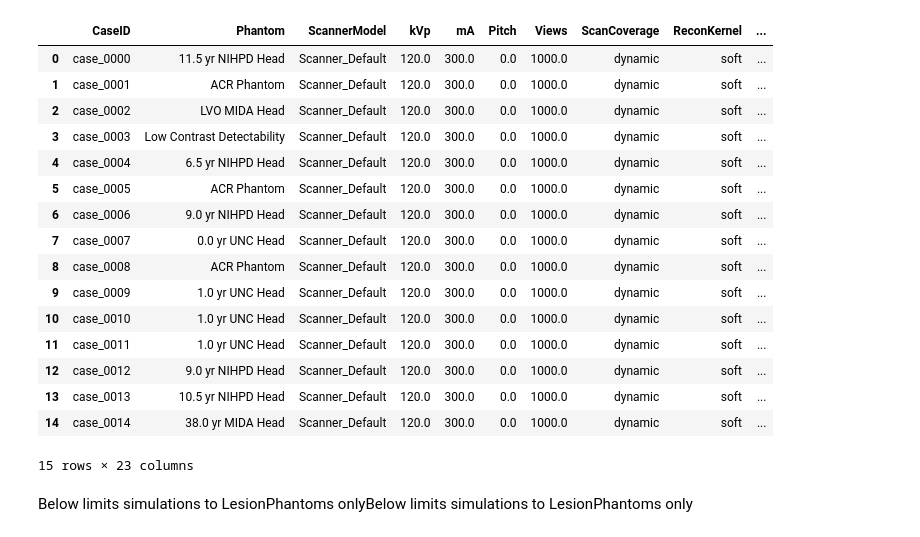
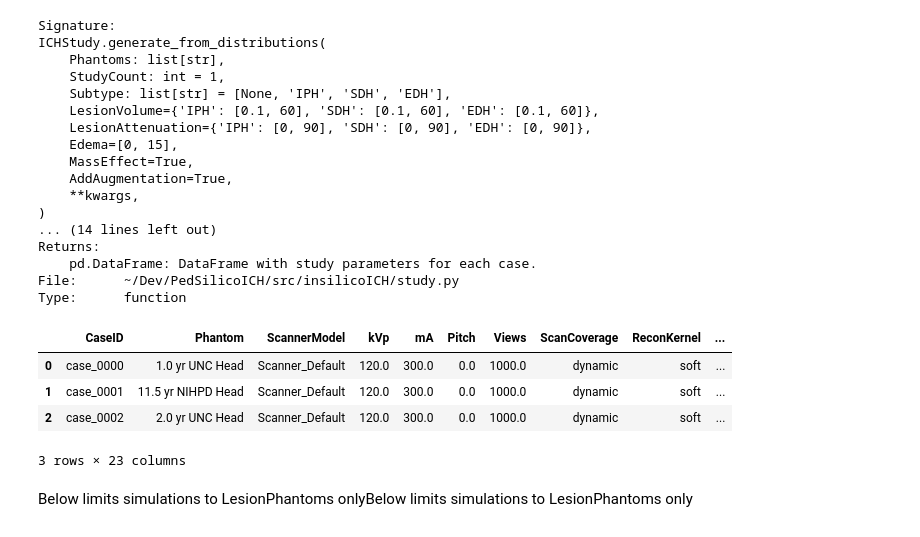
Before and after one commit to DIDSR/InSilicoICH, a Jupyter notebook: notebooks/03_studies.ipynb, the cells around one changed output. Drawn from its saved outputs; the diff is of its cells as text; code cells hidden in the pictures.

```diff
--- a/notebooks/03_studies.ipynb
+++ b/notebooks/03_studies.ipynb
@@ -34,23 +46,31 @@ available_phantoms
+# %%
+ICHStudy.generate_from_distributions?
+# %% [output]
+Signature:
+ICHStudy.generate_from_distributions(
+    Phantoms: list[str],
+    StudyCount: int = 1,
+    Subtype: list[str] = [None, 'IPH', 'SDH', 'EDH'],
+    LesionVolume={'IPH': [0.1, 60], 'SDH': [0.1, 60], 'EDH': [0.1, 60]},
+    LesionAttenuation={'IPH': [0, 90], 'SDH': [0, 90], 'EDH': [0, 90]},
+    Edema=[0, 15],
+    MassEffect=True,
+    AddAugmentation=True,
+    **kwargs,
+)
+... (14 lines left out)
+Returns:
+    pd.DataFrame: DataFrame with study parameters for each case.
+File:      ~/Dev/PedSilicoICH/src/insilicoICH/study.py
+Type:      function
 # %%
-ICHStudy.generate_from_distributions(get_available_phantoms(), StudyCount=15)
+ICHStudy.generate_from_distributions(get_available_phantoms(), StudyCount=3)
 # %% [output]
 |  | CaseID | Phantom | ScannerModel | kVp | mA | Pitch | Views | ScanCoverage | ReconKernel | ... |
-| 0 | case_0000 | 11.5 yr NIHPD Head | Scanner_Default | 120.0 | 300.0 | 0.0 | 1000.0 | dynamic | soft | ... |
-| 1 | case_0001 | ACR Phantom | Scanner_Default | 120.0 | 300.0 | 0.0 | 1000.0 | dynamic | soft | ... |
-| 2 | case_0002 | LVO MIDA Head | Scanner_Default | 120.0 | 300.0 | 0.0 | 1000.0 | dynamic | soft | ... |
-| 3 | case_0003 | Low Contrast Detectability | Scanner_Default | 120.0 | 300.0 | 0.0 | 1000.0 | dynamic | soft | ... |
-| 4 | case_0004 | 6.5 yr NIHPD Head | Scanner_Default | 120.0 | 300.0 | 0.0 | 1000.0 | dynamic | soft | ... |
-| 5 | case_0005 | ACR Phantom | Scanner_Default | 120.0 | 300.0 | 0.0 | 1000.0 | dynamic | soft | ... |
-| 6 | case_0006 | 9.0 yr NIHPD Head | Scanner_Default | 120.0 | 300.0 | 0.0 | 1000.0 | dynamic | soft | ... |
-| 7 | case_0007 | 0.0 yr UNC Head | Scanner_Default | 120.0 | 300.0 | 0.0 | 1000.0 | dynamic | soft | ... |
-| 8 | case_0008 | ACR Phantom | Scanner_Default | 120.0 | 300.0 | 0.0 | 1000.0 | dynamic | soft | ... |
-| 9 | case_0009 | 1.0 yr UNC Head | Scanner_Default | 120.0 | 300.0 | 0.0 | 1000.0 | dynamic | soft | ... |
-| 10 | case_0010 | 1.0 yr UNC Head | Scanner_Default | 120.0 | 300.0 | 0.0 | 1000.0 | dynamic | soft | ... |
-| 11 | case_0011 | 1.0 yr UNC Head | Scanner_Default | 120.0 | 300.0 | 0.0 | 1000.0 | dynamic | soft | ... |
-| 12 | case_0012 | 9.0 yr NIHPD Head | Scanner_Default | 120.0 | 300.0 | 0.0 | 1000.0 | dynamic | soft | ... |
-| 13 | case_0013 | 10.5 yr NIHPD Head | Scanner_Default | 120.0 | 300.0 | 0.0 | 1000.0 | dynamic | soft | ... |
-| 14 | case_0014 | 38.0 yr MIDA Head | Scanner_Default | 120.0 | 300.0 | 0.0 | 1000.0 | dynamic | soft | ... |
+| 0 | case_0000 | 1.0 yr UNC Head | Scanner_Default | 120.0 | 300.0 | 0.0 | 1000.0 | dynamic | soft | ... |
+| 1 | case_0001 | 11.5 yr NIHPD Head | Scanner_Default | 120.0 | 300.0 | 0.0 | 1000.0 | dynamic | soft | ... |
+| 2 | case_0002 | 2.0 yr UNC Head | Scanner_Default | 120.0 | 300.0 | 0.0 | 1000.0 | dynamic | soft | ... |
-15 rows × 23 columns
+3 rows × 23 columns
 # %% [markdown]
 Below limits simulations to LesionPhantoms onlyBelow limits simulations to LesionPhantoms only
 # %%
```
Also changed, not shown: parts of 11 cells of this notebook, 3 other files.
